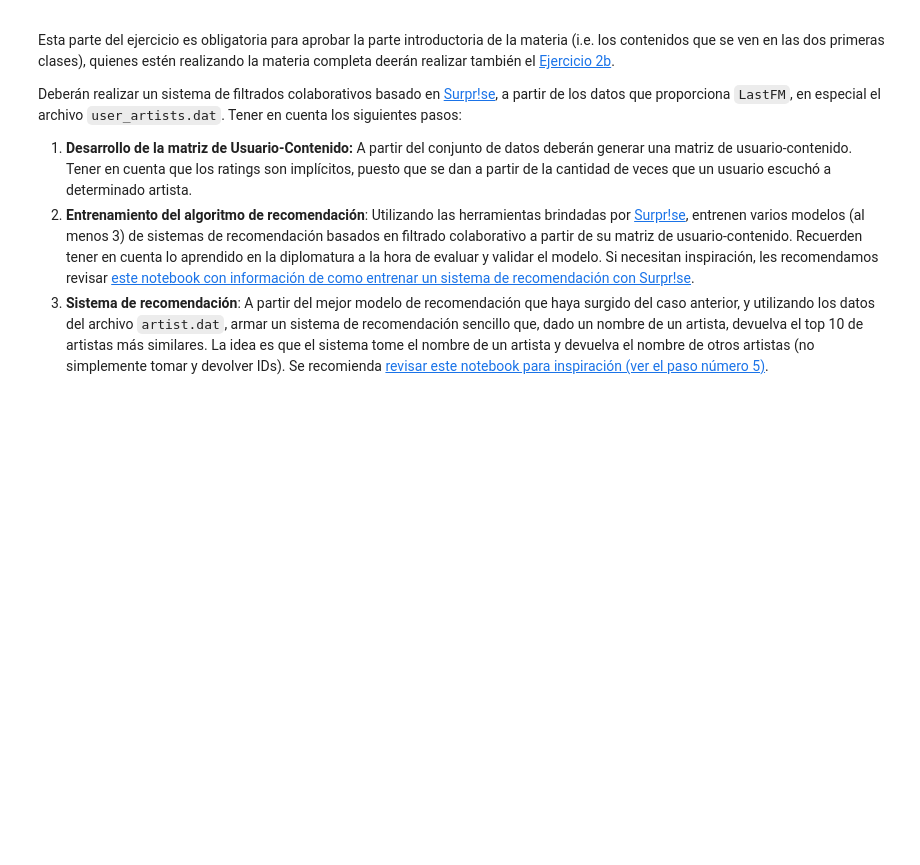
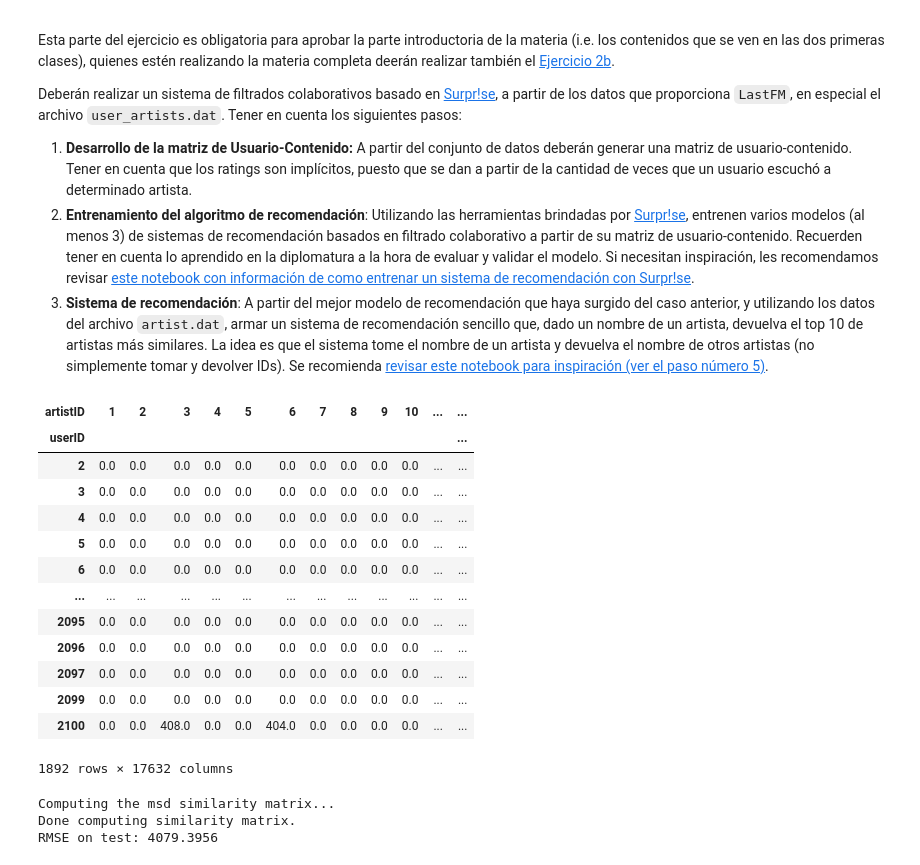
Before and after one commit to fercab24/SistemasDeRecomendacion, a Jupyter notebook: practico.ipynb, the cells around one changed output. Saved outputs shown, nothing was run; the diff lists cells and outputs as text; code cells hidden in the pictures; blank space fills up the shorter version.

```diff
--- a/practico.ipynb
+++ b/practico.ipynb
@@ -153,3 +186,23 @@ Deberán realizar un sistema de filtrados colaborativos basado en [Surpr!se](htt
 1. **Desarrollo de la matriz de Usuario-Contenido:** A partir del conjunto de datos deberán generar una matriz de usuario-contenido. Tener en cuenta que los ratings son implícitos, puesto que se dan a partir de la cantidad de veces que un usuario escuchó a determinado artista.
 2. **Entrenamiento del algoritmo de recomendación**: Utilizando las herramientas brindadas por [Surpr!se](http://surpriselib.com/), entrenen varios modelos (al menos 3) de sistemas de recomendación basados en filtrado colaborativo a partir de su matriz de usuario-contenido. Recuerden tener en cuenta lo aprendido en la diplomatura a la hora de evaluar y validar el modelo. Si necesitan inspiración, les recomendamos revisar [este notebook con información de como entrenar un sistema de recomendación con Surpr!se](https://github.com/susanli2016/Machine-Learning-with-Python/blob/master/Building%20Recommender%20System%20with%20Surprise.ipynb).
 3. **Sistema de recomendación**: A partir del mejor modelo de recomendación que haya surgido del caso anterior, y utilizando los datos del archivo `artist.dat`, armar un sistema de recomendación sencillo que, dado un nombre de un artista, devuelva el top 10 de artistas más similares. La idea es que el sistema tome el nombre de un artista y devuelva el nombre de otros artistas (no simplemente tomar y devolver IDs). Se recomienda [revisar este notebook para inspiración (ver el paso número 5)](https://github.com/topspinj/pydata-workshop/blob/master/tutorial.ipynb).
+# %%
+# Creamos la matriz de usuario contenido.
+matrix = user_artist_plays.pivot_table(index = 'userID', columns = 'artistID', values = 'weight').fillna(0)
+# %%
+matrix
+# %% [output]
+| artistID | 1 | 2 | 3 | 4 | 5 | 6 | 7 | 8 | 9 | 10 | ... | ... |
+| userID |  |  |  |  |  |  |  |  |  |  |  | ... |
+| 2 | 0.0 | 0.0 | 0.0 | 0.0 | 0.0 | 0.0 | 0.0 | 0.0 | 0.0 | 0.0 | ... | ... |
+| 3 | 0.0 | 0.0 | 0.0 | 0.0 | 0.0 | 0.0 | 0.0 | 0.0 | 0.0 | 0.0 | ... | ... |
+| 4 | 0.0 | 0.0 | 0.0 | 0.0 | 0.0 | 0.0 | 0.0 | 0.0 | 0.0 | 0.0 | ... | ... |
+| 5 | 0.0 | 0.0 | 0.0 | 0.0 | 0.0 | 0.0 | 0.0 | 0.0 | 0.0 | 0.0 | ... | ... |
+| 6 | 0.0 | 0.0 | 0.0 | 0.0 | 0.0 | 0.0 | 0.0 | 0.0 | 0.0 | 0.0 | ... | ... |
+| ... | ... | ... | ... | ... | ... | ... | ... | ... | ... | ... | ... | ... |
+| 2095 | 0.0 | 0.0 | 0.0 | 0.0 | 0.0 | 0.0 | 0.0 | 0.0 | 0.0 | 0.0 | ... | ... |
+| 2096 | 0.0 | 0.0 | 0.0 | 0.0 | 0.0 | 0.0 | 0.0 | 0.0 | 0.0 | 0.0 | ... | ... |
+| 2097 | 0.0 | 0.0 | 0.0 | 0.0 | 0.0 | 0.0 | 0.0 | 0.0 | 0.0 | 0.0 | ... | ... |
+| 2099 | 0.0 | 0.0 | 0.0 | 0.0 | 0.0 | 0.0 | 0.0 | 0.0 | 0.0 | 0.0 | ... | ... |
+| 2100 | 0.0 | 0.0 | 408.0 | 0.0 | 0.0 | 404.0 | 0.0 | 0.0 | 0.0 | 0.0 | ... | ... |
+1892 rows × 17632 columns
@@ -155,0 +219,10 @@ Deberán realizar un sistema de filtrados colaborativos basado en [Surpr!se](htt
+# %%
+train_data, test_data = train_test_split(ratings, test_size=0.2)
+model                 = KNNWithMeans(k=5).fit(train_data)
+predictions           = model.test(test_data)
+
+print("RMSE on test: {:.4f}".format(rmse(predictions, verbose=False)))
+# %% [output]
+Computing the msd similarity matrix...
+Done computing similarity matrix.
+RMSE on test: 4079.3956
```
Also changed, not shown: parts of 14 cells of this notebook.
